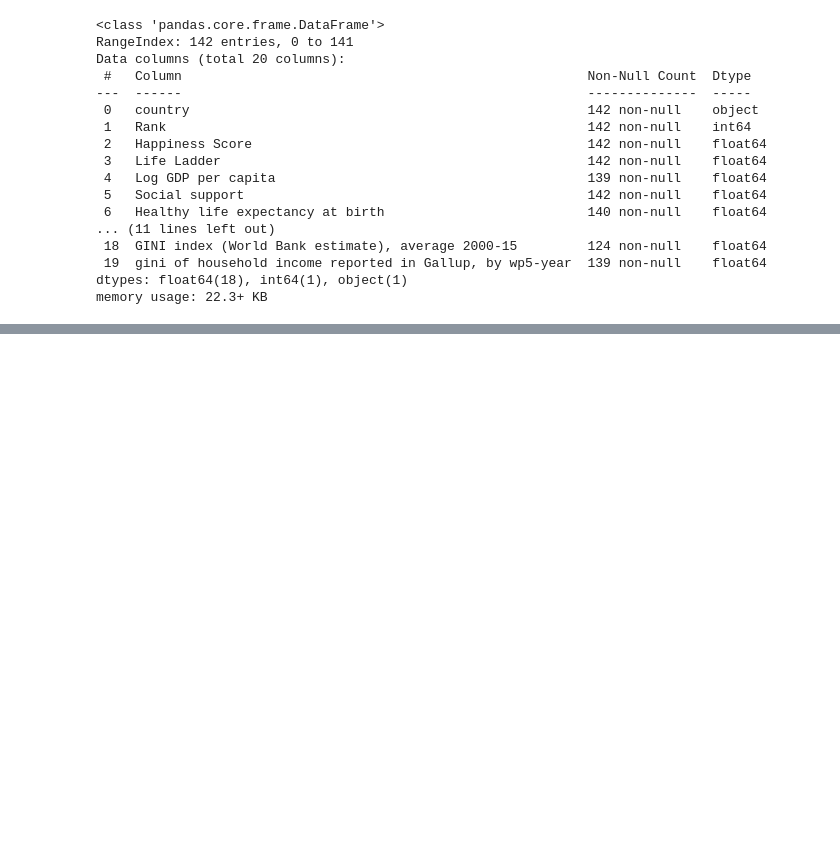
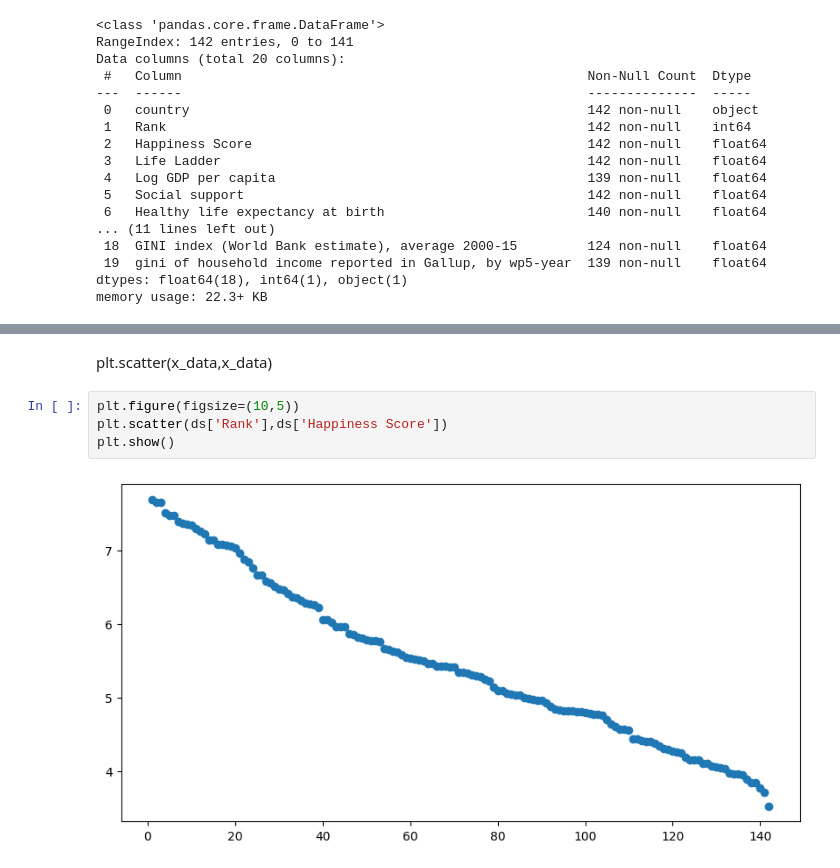
Before and after one commit to sudipto291088/Data110-Fall2025, a Jupyter notebook: Sudipto_Week2_in_class_python.ipynb, the cells around one changed output, grey strips where cells are left out. Cells and saved outputs as stored; diff of their text form; blank space fills up the shorter version.

```diff
--- a/Sudipto_Week2_in_class_python.ipynb
+++ b/Sudipto_Week2_in_class_python.ipynb
@@ -99,3 +99,11 @@ ds.describe()
 | 50% | 71.500000 | 5.346500 | 5.336502 | 9.419761 | 0.826323 | 64.228752 | ... |
 | 75% | 106.750000 | 6.284750 | 6.210948 | 10.156146 | 0.903360 | 68.048582 | ... |
 | max | 142.000000 | 7.693000 | 7.776209 | 11.738482 | 0.978965 | 75.280479 | ... |
+# %% [markdown]
+plt.scatter(x_data,x_data)
+# %%
+plt.figure(figsize=(10,5))
+plt.scatter(ds['Rank'],ds['Happiness Score'])
+plt.show()
+# %% [output]
+[figure, added]
```
Also changed, not shown: parts of 1 cell of this notebook.
